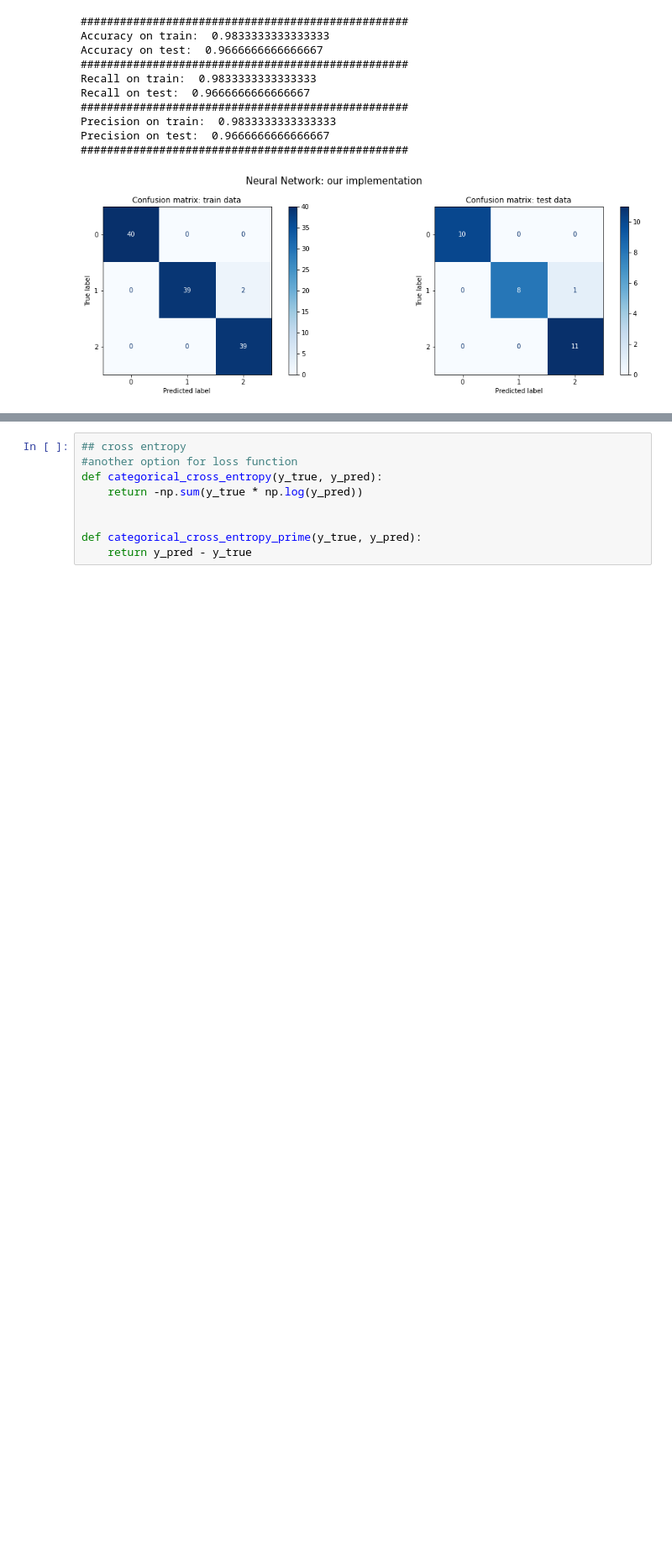
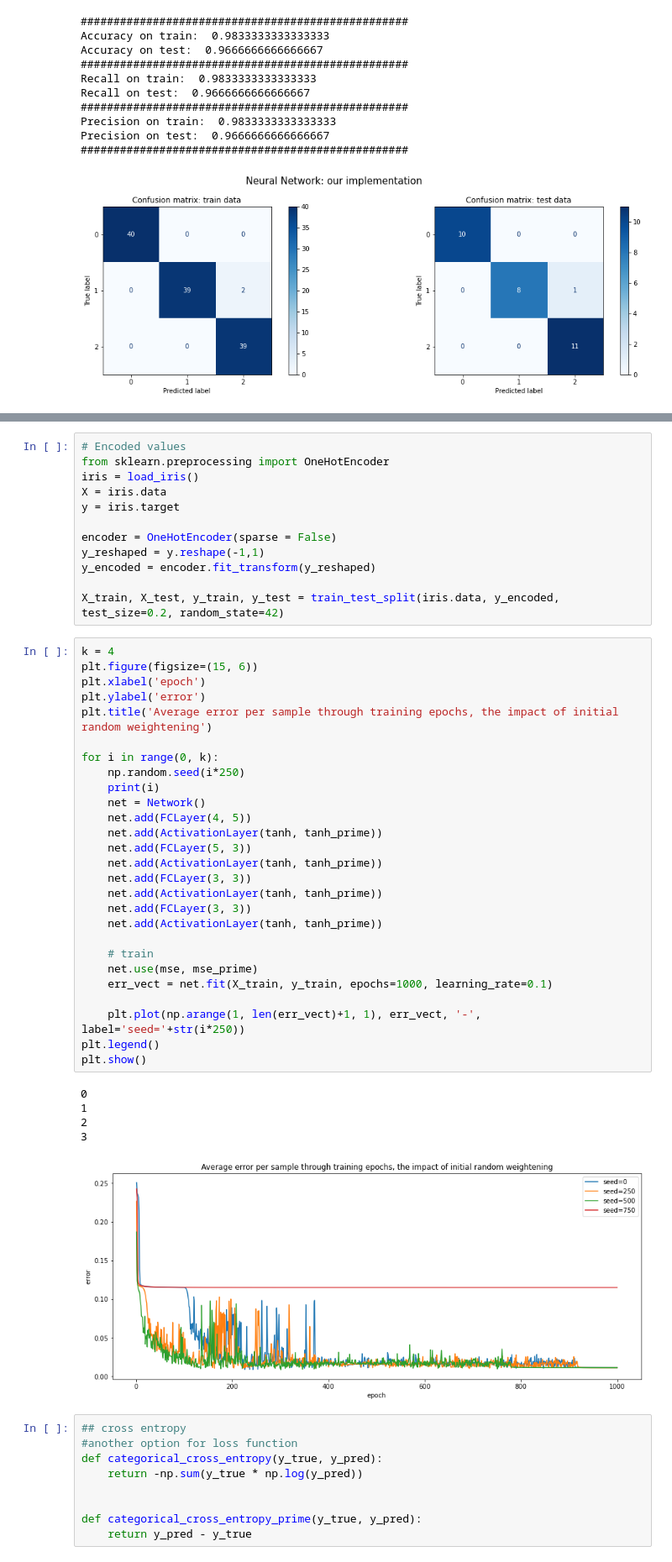
Before and after one commit to nadiaverdha/MachineLearningEx2, a Jupyter notebook: nn_from_scratch.ipynb, the cells around one changed output, grey strips where cells are left out. Shown: that part at 84% size. Saved outputs shown, nothing was run; the diff lists cells and outputs as text; blank space fills up the shorter version.

```diff
--- a/nn_from_scratch.ipynb
+++ b/nn_from_scratch.ipynb
@@ -408,3 +488,48 @@ Precision on test:  0.9666666666666667
+# %%
+# Encoded values
+from sklearn.preprocessing import OneHotEncoder
+iris = load_iris()
+X = iris.data
+y = iris.target
+
+encoder = OneHotEncoder(sparse = False)
+y_reshaped = y.reshape(-1,1)
+y_encoded = encoder.fit_transform(y_reshaped)
+
+X_train, X_test, y_train, y_test = train_test_split(iris.data, y_encoded, test_size=0.2, random_state=42)
+# %%
+k = 4
+plt.figure(figsize=(15, 6))
+plt.xlabel('epoch')
+plt.ylabel('error')
+plt.title('Average error per sample through training epochs, the impact of initial random weightening')
+
+for i in range(0, k):
+    np.random.seed(i*250)
+    print(i)
+    net = Network()
+    net.add(FCLayer(4, 5))
+    net.add(ActivationLayer(tanh, tanh_prime))
+    net.add(FCLayer(5, 3))
+    net.add(ActivationLayer(tanh, tanh_prime))
+    net.add(FCLayer(3, 3))
+    net.add(ActivationLayer(tanh, tanh_prime))
+    net.add(FCLayer(3, 3))
+    net.add(ActivationLayer(tanh, tanh_prime))
+
+    # train
+    net.use(mse, mse_prime)
+    err_vect = net.fit(X_train, y_train, epochs=1000, learning_rate=0.1)
+
+    plt.plot(np.arange(1, len(err_vect)+1, 1), err_vect, '-', label='seed='+str(i*250))
+plt.legend()
+plt.show()
+# %% [output]
+0
+1
+2
+3
+[figure, added]
 # %%
 ## cross entropy
 #another option for loss function
```
Also changed, not shown: parts of 8 cells of this notebook.
